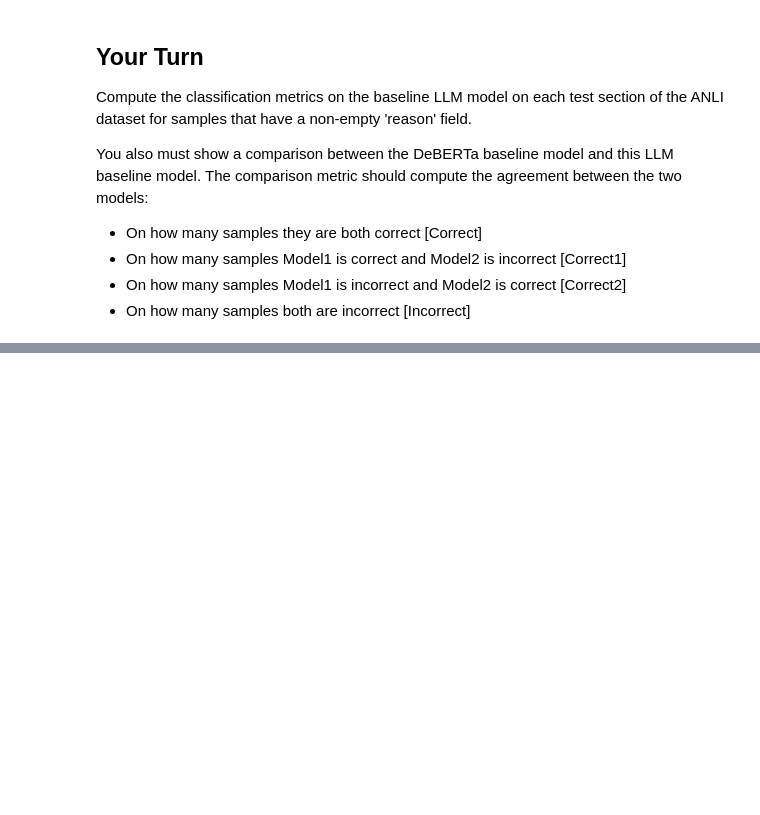
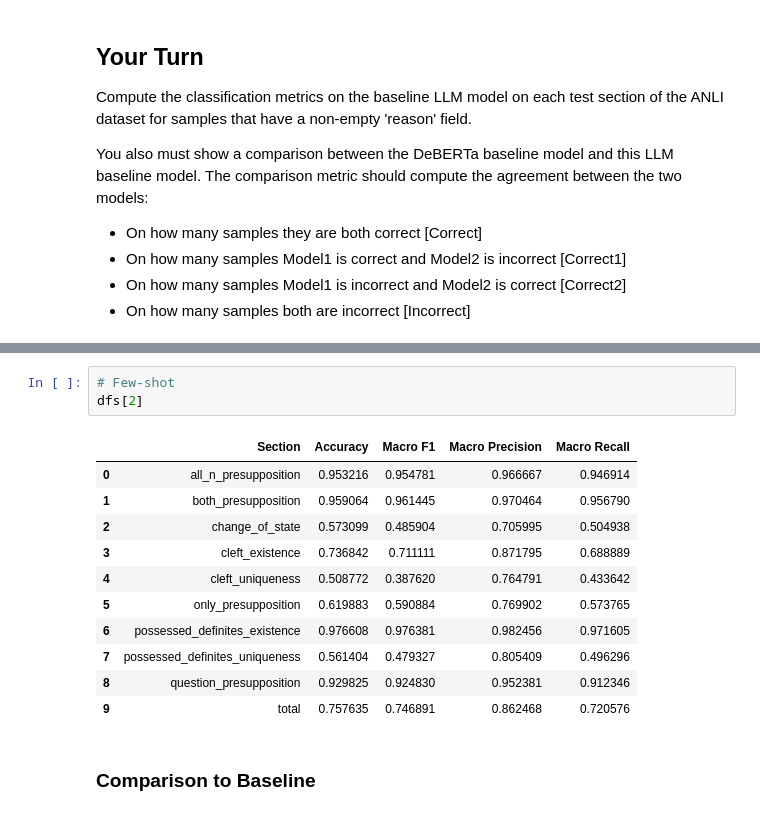
Before and after one commit to gilbarel1/nli-xplain, a Jupyter notebook: imppres_llm_baseline.ipynb, the cells around one changed output, grey strips where cells are left out. Cells and saved outputs as stored; diff of their text form; blank space fills up the shorter version.

```diff
--- a/imppres_llm_baseline.ipynb
+++ b/imppres_llm_baseline.ipynb
@@ -109,0 +229,17 @@ You also must show a comparison between the DeBERTa baseline model and this LLM
+# %%
+# Few-shot
+dfs[2]
+# %% [output]
+|  | Section | Accuracy | Macro F1 | Macro Precision | Macro Recall |
+| 0 | all_n_presupposition | 0.953216 | 0.954781 | 0.966667 | 0.946914 |
+| 1 | both_presupposition | 0.959064 | 0.961445 | 0.970464 | 0.956790 |
+| 2 | change_of_state | 0.573099 | 0.485904 | 0.705995 | 0.504938 |
+| 3 | cleft_existence | 0.736842 | 0.711111 | 0.871795 | 0.688889 |
+| 4 | cleft_uniqueness | 0.508772 | 0.387620 | 0.764791 | 0.433642 |
+| 5 | only_presupposition | 0.619883 | 0.590884 | 0.769902 | 0.573765 |
+| 6 | possessed_definites_existence | 0.976608 | 0.976381 | 0.982456 | 0.971605 |
+| 7 | possessed_definites_uniqueness | 0.561404 | 0.479327 | 0.805409 | 0.496296 |
+| 8 | question_presupposition | 0.929825 | 0.924830 | 0.952381 | 0.912346 |
+| 9 | total | 0.757635 | 0.746891 | 0.862468 | 0.720576 |
+# %% [markdown]
+### Comparison to Baseline
```
Also changed, not shown: parts of 20 cells of this notebook.
